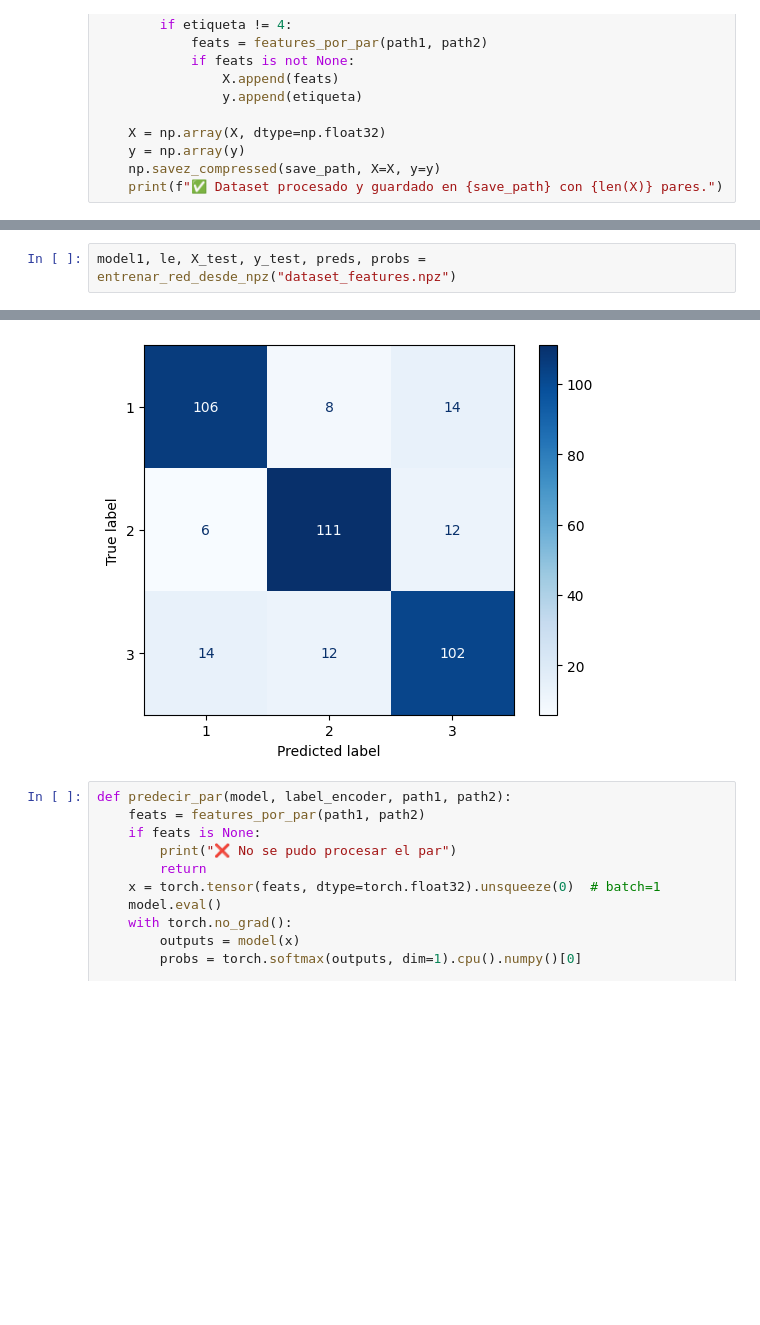
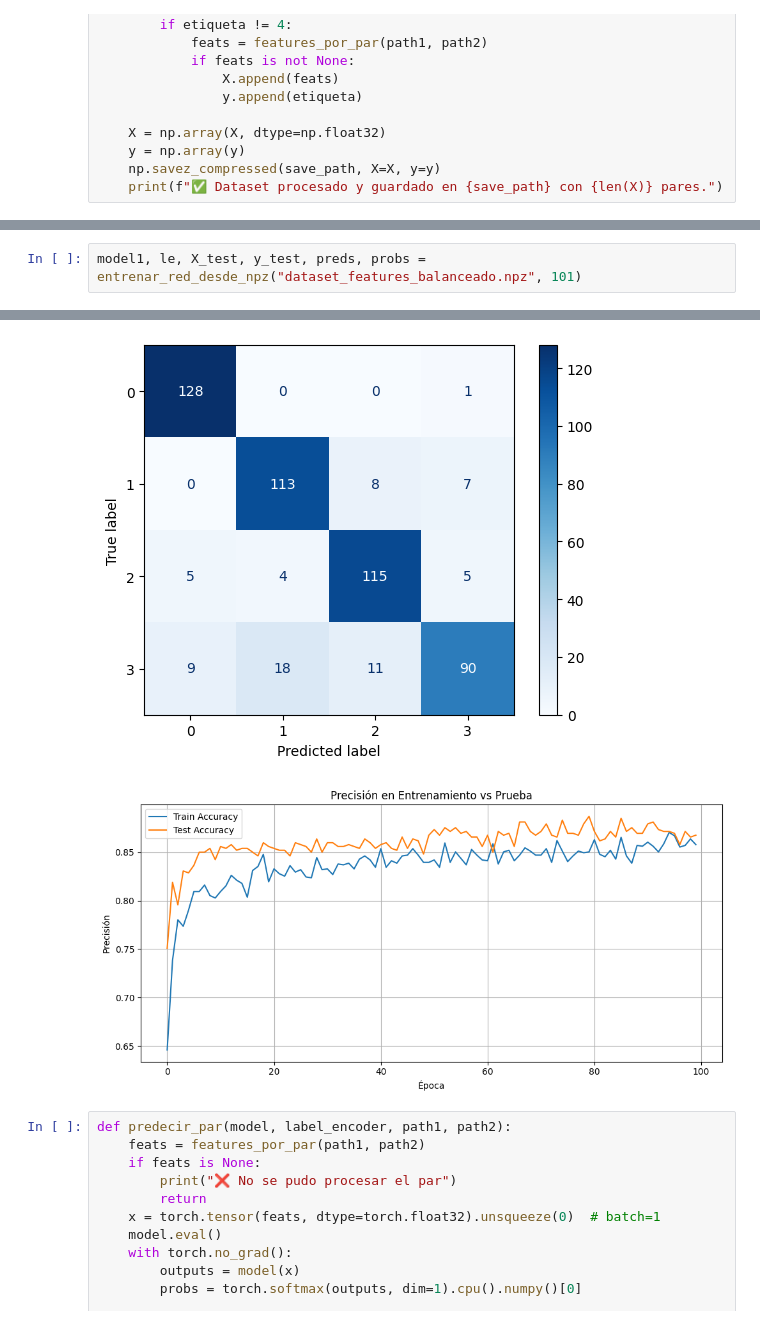
Before and after one commit to LACG24/IA-Analisis-Plagio, a Jupyter notebook: red.ipynb, the cells around one changed output, grey strips where cells are left out. Cells and saved outputs as stored; diff of their text form; blank space fills up the shorter version.

Commit message:
Agregada prueba de dataset balanceado

```diff
--- a/red.ipynb
+++ b/red.ipynb
@@ -269,3 +393,3 @@ def entrenar_red_desde_npz(npz_path):
 # %%
-model1, le, X_test, y_test, preds, probs = entrenar_red_desde_npz("dataset_features.npz")
+model1, le, X_test, y_test, preds, probs = entrenar_red_desde_npz("dataset_features_balanceado.npz", 101)
 # %% [output]
@@ -289,4 +413,5 @@ weighted avg       0.83      0.83      0.83       385
-[figure, old version]
+[figure, new version]
+[figure, added]
 # %%
 def predecir_par(model, label_encoder, path1, path2):
     feats = features_por_par(path1, path2)
```
Also changed, not shown: parts of 7 cells of this notebook, 7 other files.
